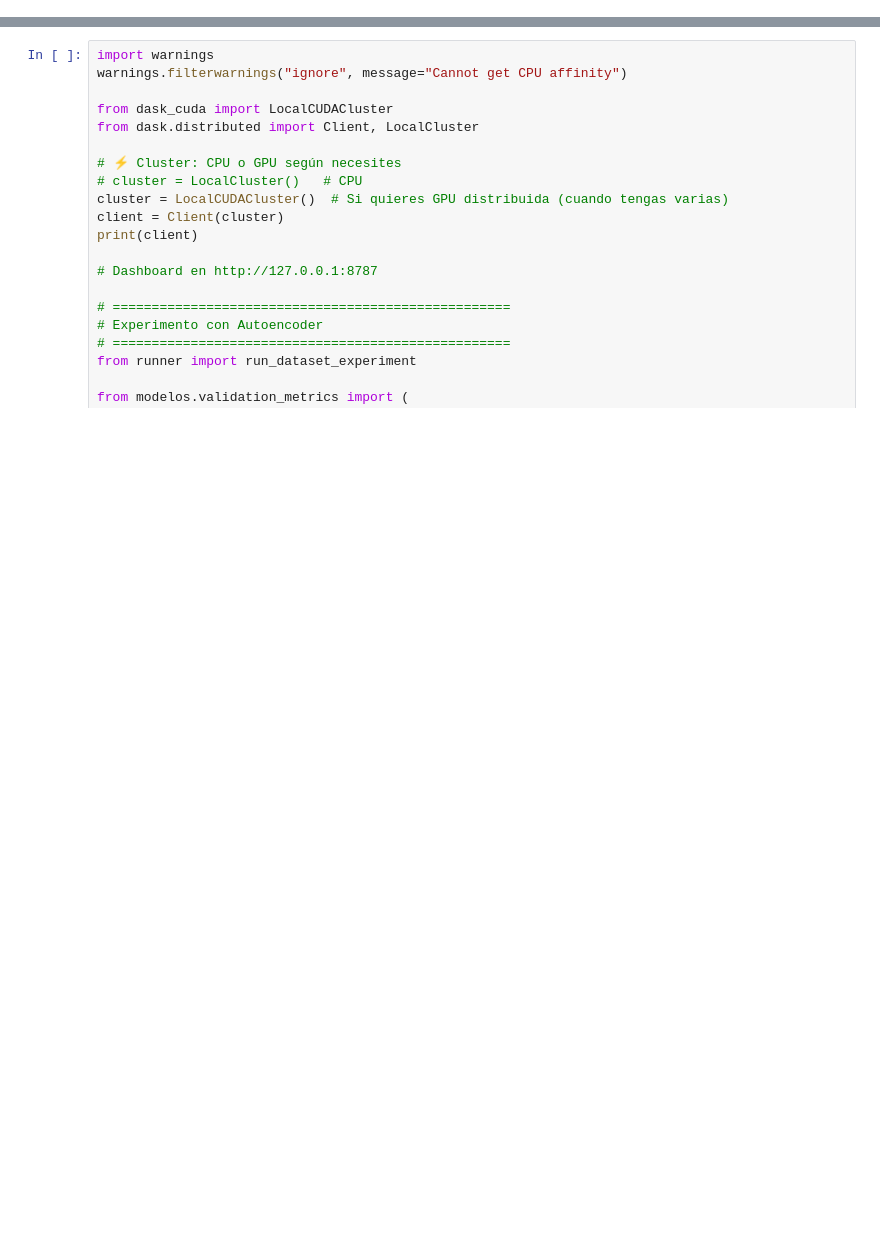
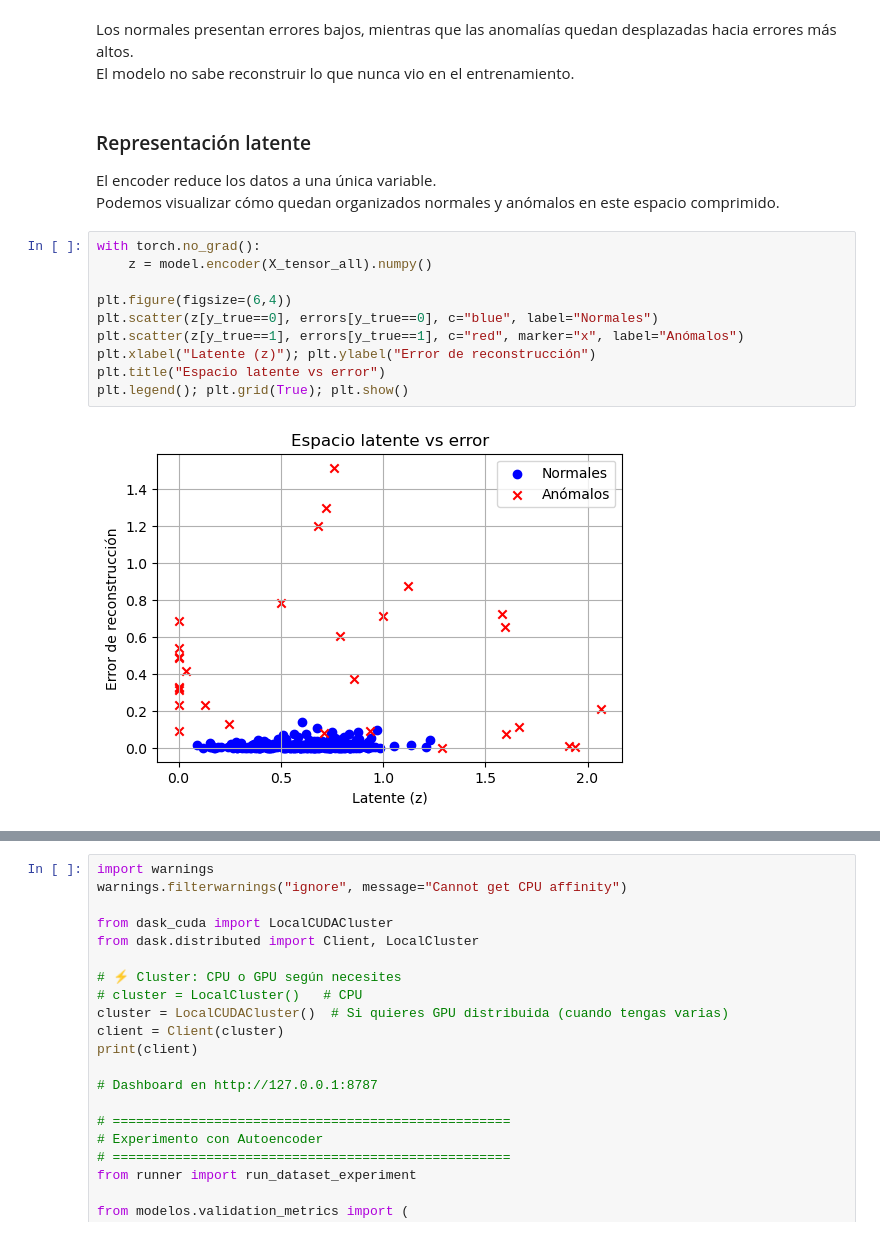
Before and after one commit to PabloAC04/MDF-ANOMALY-DETECTION, a Jupyter notebook: 08_autoencoders.ipynb, the cells around one changed output, grey strips where cells are left out. Drawn from its saved outputs; the diff is of its cells as text; blank space fills up the shorter version.

```diff
--- a/08_autoencoders.ipynb
+++ b/08_autoencoders.ipynb
@@ -98,0 +170,20 @@ El error de reconstrucción crecerá significativamente en ese punto, lo que per
+# %% [markdown]
+Los normales presentan errores bajos, mientras que las anomalías quedan desplazadas hacia errores más altos.
+El modelo no sabe reconstruir lo que nunca vio en el entrenamiento.
+# %% [markdown]
+### Representación latente
+
+El encoder reduce los datos a una única variable.
+Podemos visualizar cómo quedan organizados normales y anómalos en este espacio comprimido.
+# %%
+with torch.no_grad():
+    z = model.encoder(X_tensor_all).numpy()
+
+plt.figure(figsize=(6,4))
+plt.scatter(z[y_true==0], errors[y_true==0], c="blue", label="Normales")
+plt.scatter(z[y_true==1], errors[y_true==1], c="red", marker="x", label="Anómalos")
+plt.xlabel("Latente (z)"); plt.ylabel("Error de reconstrucción")
+plt.title("Espacio latente vs error")
+plt.legend(); plt.grid(True); plt.show()
+# %% [output]
+[figure, added]
```
Also changed, not shown: parts of 27 cells of this notebook.
